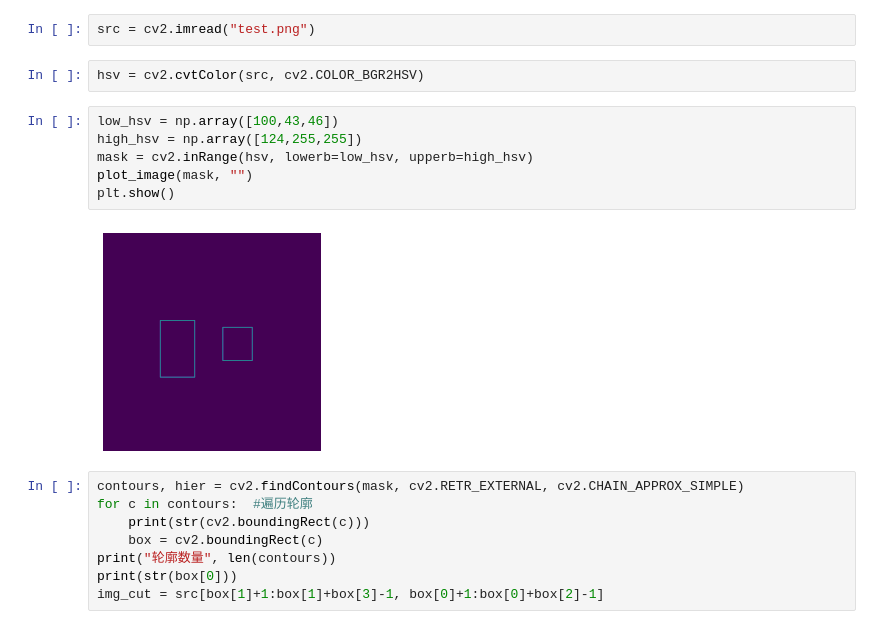
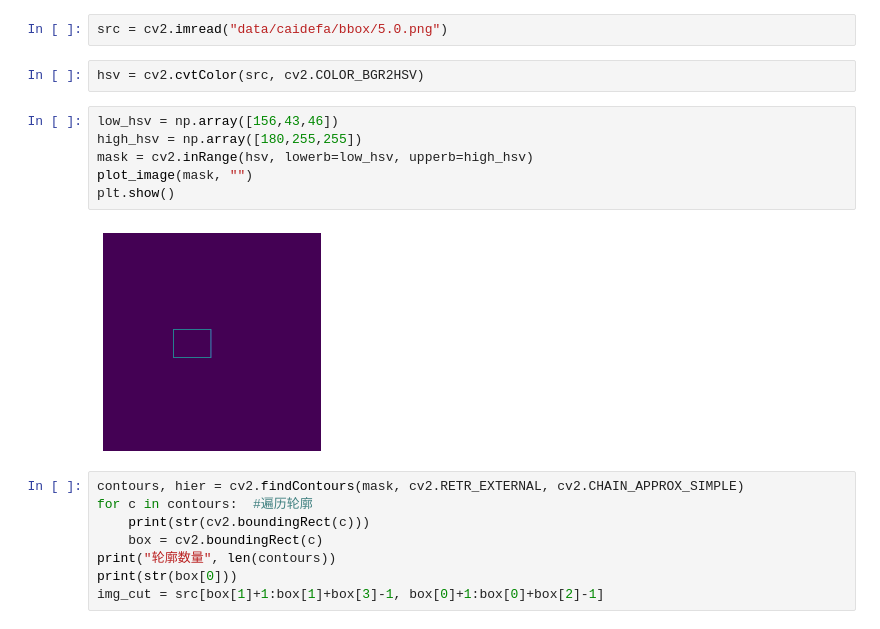
Before and after one commit to loyio/imageProcessingProject, a Jupyter notebook: image-crop-specify/crop-the-frame.ipynb, the cells around one changed output. Cells and saved outputs as stored; diff of their text form.

```diff
--- a/image-crop-specify/crop-the-frame.ipynb
+++ b/image-crop-specify/crop-the-frame.ipynb
@@ -10,17 +10,17 @@ def plot_image(image, title):
     plt.title(title, size=20)
     plt.axis('off')
 # %%
-src = cv2.imread("test.png")
+src = cv2.imread("data/caidefa/bbox/5.0.png")
 # %%
 hsv = cv2.cvtColor(src, cv2.COLOR_BGR2HSV)
 # %%
-low_hsv = np.array([100,43,46])
-high_hsv = np.array([124,255,255])
+low_hsv = np.array([156,43,46])
+high_hsv = np.array([180,255,255])
 mask = cv2.inRange(hsv, lowerb=low_hsv, upperb=high_hsv)
 plot_image(mask, "")
 plt.show()
 # %% [output]
-[figure, old version]
+[figure, new version]
 # %%
 contours, hier = cv2.findContours(mask, cv2.RETR_EXTERNAL, cv2.CHAIN_APPROX_SIMPLE)
 for c in contours:  #遍历轮廓
```
Also changed, not shown: 2 other files.
